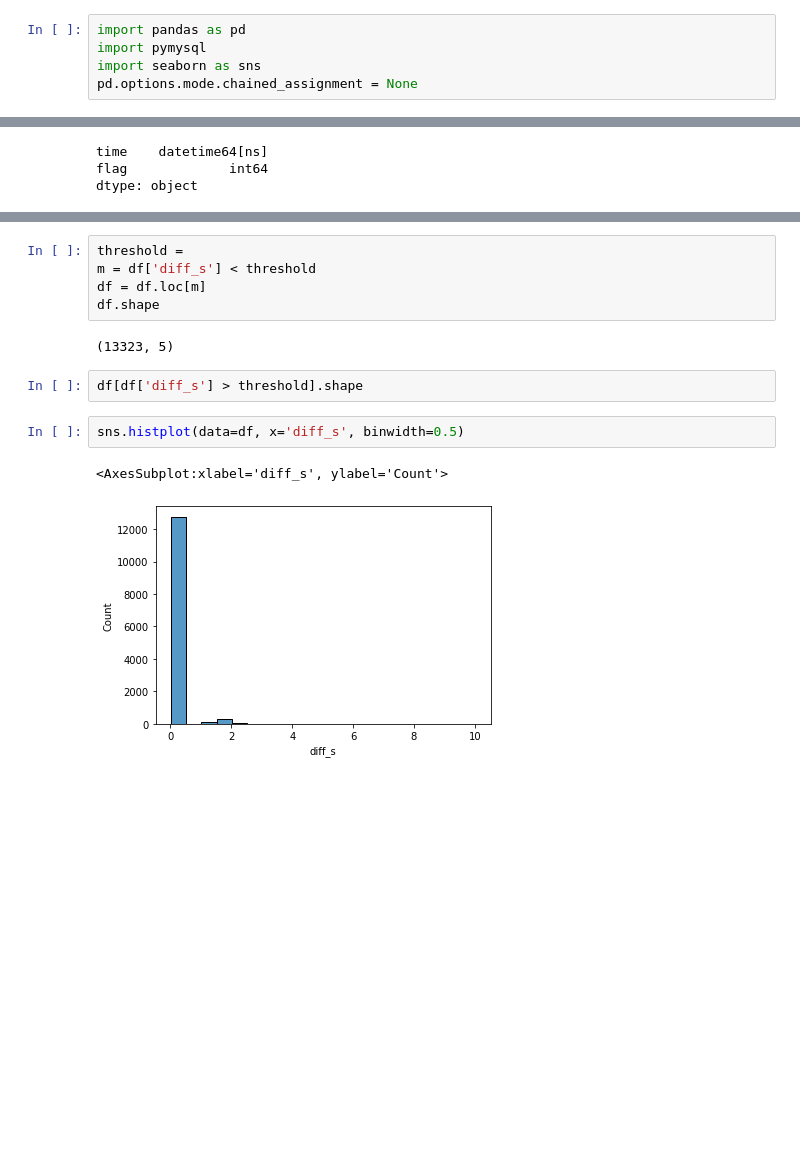
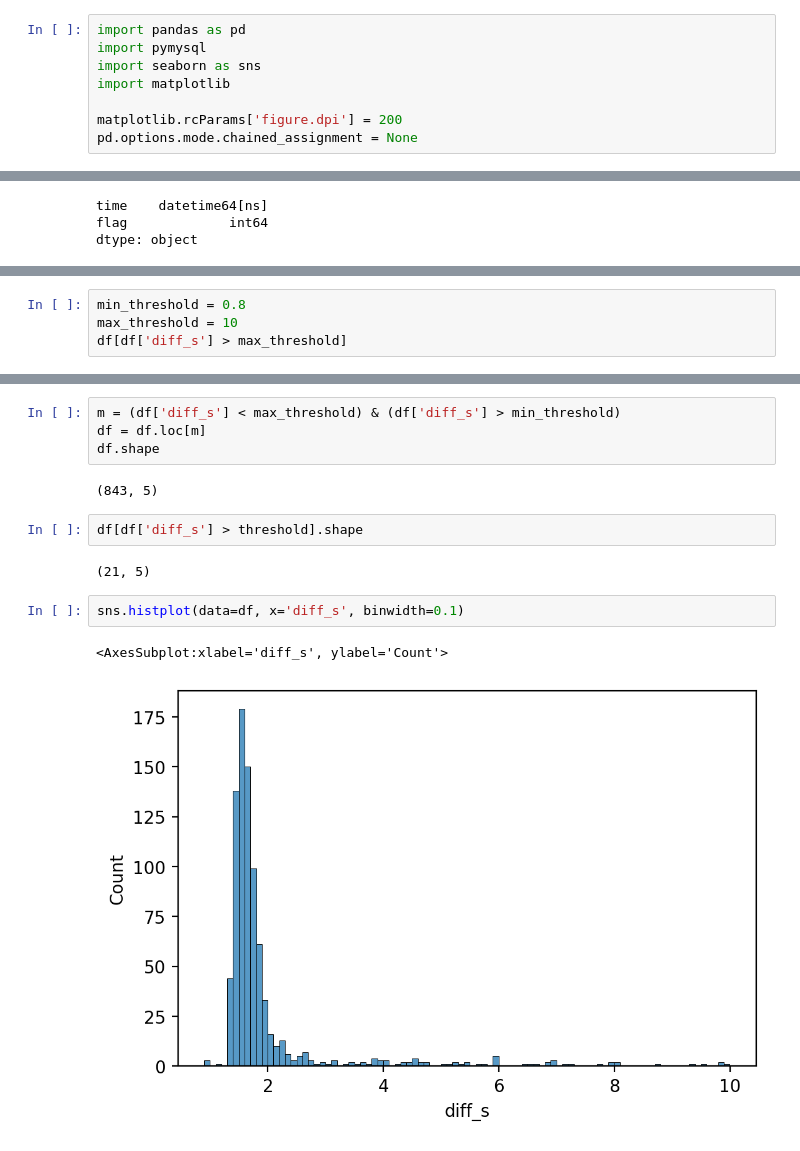
Before and after one commit to kromerh/cryptohamster, a Jupyter notebook: notebooks/EDA.ipynb, the cells around one changed output, grey strips where cells are left out. Saved outputs shown, nothing was run; the diff lists cells and outputs as text; blank space fills up the shorter version.

```diff
--- a/notebooks/EDA.ipynb
+++ b/notebooks/EDA.ipynb
@@ -38,6 +38,9 @@ Note: you may need to restart the kernel to use updated packages.
 import pandas as pd
 import pymysql
 import seaborn as sns
+import matplotlib
+
+matplotlib.rcParams['figure.dpi'] = 200
 pd.options.mode.chained_assignment = None
 # %%
 # Database connection strings
@@ -100,3 +103,7 @@ df.head()
 | 3 | 2022-05-10 20:15:21.361067 | 1 | 0 days 00:00:00.021190 | 21.190 | 0.021190 |
 | 4 | 2022-05-10 20:15:21.515871 | 1 | 0 days 00:00:00.154804 | 154.804 | 0.154804 |
 | 5 | 2022-05-10 20:15:21.537691 | 1 | 0 days 00:00:00.021820 | 21.820 | 0.021820 |
+# %%
+min_threshold = 0.8
+max_threshold = 10
+df[df['diff_s'] > max_threshold]
@@ -103,17 +129,18 @@ df.head()
 # %%
-threshold =
-m = df['diff_s'] < threshold
+m = (df['diff_s'] < max_threshold) & (df['diff_s'] > min_threshold)
 df = df.loc[m]
 df.shape
 # %% [output]
-(13323, 5)
+(843, 5)
 # %%
 df[df['diff_s'] > threshold].shape
+# %% [output]
+(21, 5)
 # %%
-sns.histplot(data=df, x='diff_s', binwidth=0.5)
+sns.histplot(data=df, x='diff_s', binwidth=0.1)
 # %% [output]
 <AxesSubplot:xlabel='diff_s', ylabel='Count'>
-[figure, old version]
+[figure, new version]
 # %%
 sns.violinplot(x=df["diff_s"])
 # %% [output]
```
Also changed, not shown: parts of 5 cells of this notebook, 1 other file.
